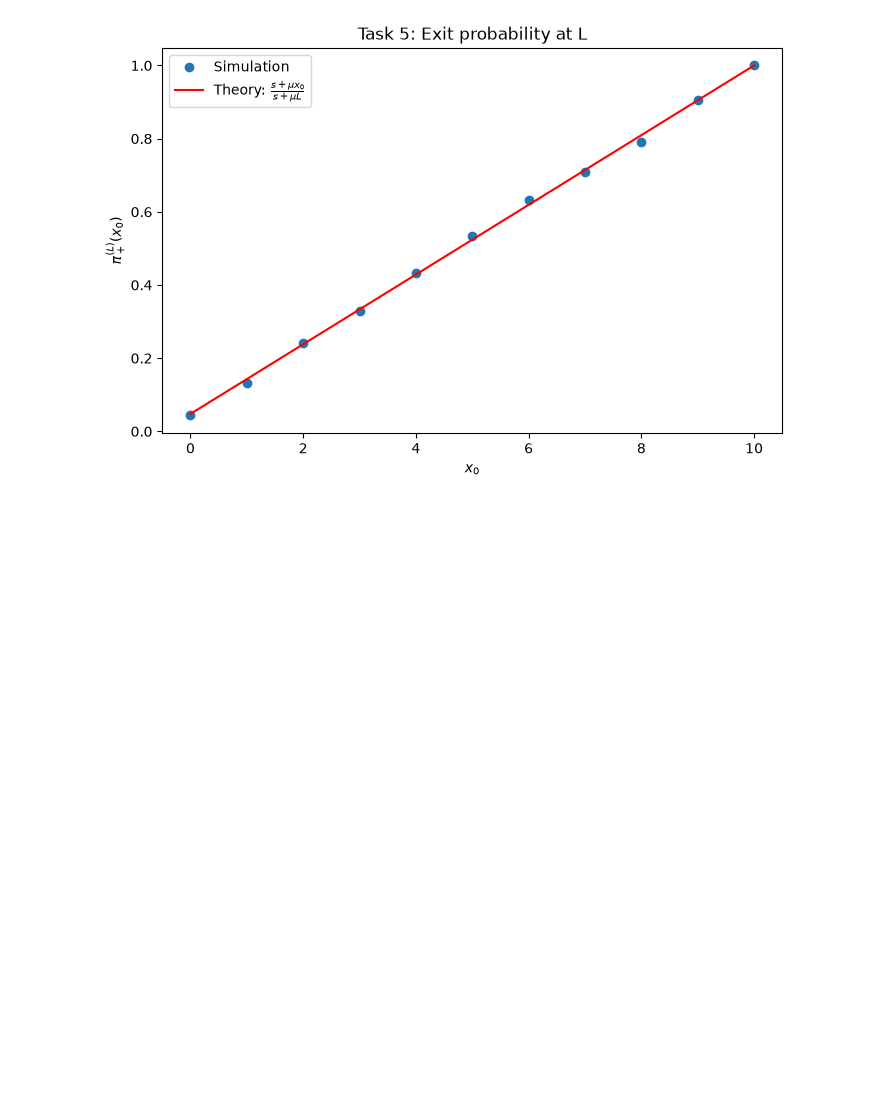
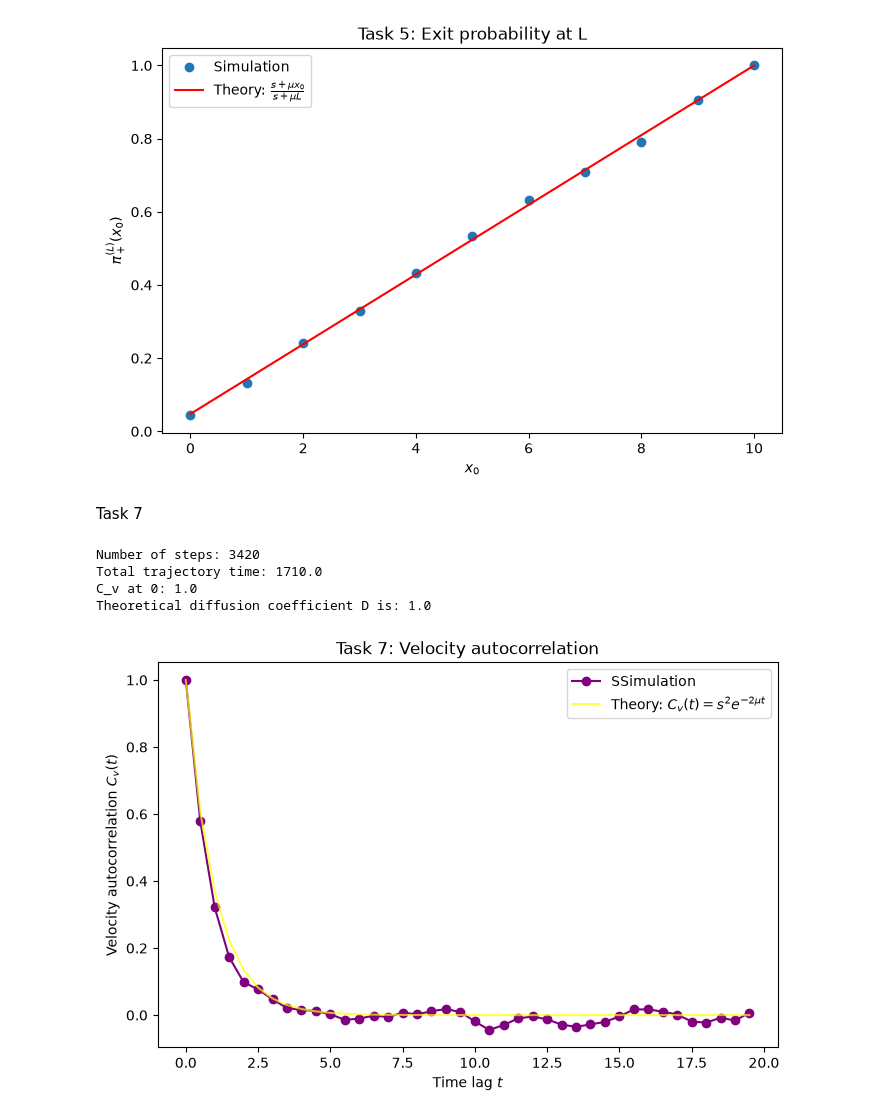
Before and after one commit to 04milano/VibeCoders-Poisson-Kac, a Jupyter notebook: Poisson-Kac_VibeCoders_Notebook.ipynb, the cells around one changed output. Drawn from its saved outputs; the diff is of its cells as text; code cells hidden in the pictures; blank space fills up the shorter version.

Commit message:
task 7 in process

```diff
--- a/Poisson-Kac_VibeCoders_Notebook.ipynb
+++ b/Poisson-Kac_VibeCoders_Notebook.ipynb
@@ -273,3 +273,81 @@ plt.savefig('task5_exit_probability.png', dpi=300)
 plt.show()
 # %% [output]
 [figure]
+# %% [markdown]
+Task 7
+# %%
+import numpy as np
+import matplotlib.pyplot as plt
+rng = np.random.default_rng()
+mu=0.5
+s=1
+dt=0.5
+L=3000
+x0=50
+
+def generate_trajectory(x0, mu,s,dt,L):
+    x=x0
+    v=s
+    x_values=[x]
+    v_values=[]
+    f=1-np.exp(-mu*dt)
+
+    while True:
+        v_values.append(v)
+        x=x+v*dt
+        x_values.append(x)
+
+        if x<=0:
+            break
+        elif x>=L:
+            break
+
+        r=rng.uniform(0,1)
+
+        if r<f:
+            v=-v
+    t_values=np.arange(len(x_values))*dt
+    return t_values, x_values, v_values
+
+def calculate_autocorrelation(v_values,dt):
+    v_values=np.array(v_values)
+    N=len(v_values)
+    n_lags=min(int(20/dt),N)
+    t_lags=np.arange(n_lags)*dt
+    C_v=[]
+
+    for j in range(n_lags):
+        products=v_values[:N-j]*v_values[j:]
+        C_v.append(np.sum(products)/(N-j))
+
+    return t_lags, np.array(C_v)
+
+t_values, x_values, v_values=generate_trajectory(x0, mu, s, dt, L)
+t_lags, C_v=calculate_autocorrelation(v_values, dt)
+
+C_v=np.array(C_v)
+
+theory=s**2*np.exp(-2*mu*t_lags)
+D=s**2/(2*mu)
+
+print("Number of steps:", len(v_values))
+print("Total trajectory time:", t_values[-1])
+print("C_v at 0:", C_v[0])
+print("Theoretical diffusion coefficient D is:",D)
+
+plt.figure(figsize=(8,5))
+plt.plot(t_lags, C_v, "o-", color="purple", label="SSimulation")
+plt.plot(t_lags,theory,"r-",color="yellow",label=r"Theory: $C_v(t) = s^2 e^{-2\mu t}$",alpha=0.7,
+)
+plt.xlabel(r'Time lag $t$')
+plt.ylabel(r'Velocity autocorrelation $C_v(t)$')
+plt.title("Task 7: Velocity autocorrelation")
+plt.legend()
+plt.savefig("images,task7_autocorrelation.png", dpi=300)
+plt.show()
+# %% [output]
+Number of steps: 3420
+Total trajectory time: 1710.0
+C_v at 0: 1.0
+Theoretical diffusion coefficient D is: 1.0
+[figure, added]
```
Also changed, not shown: 1 other file.
